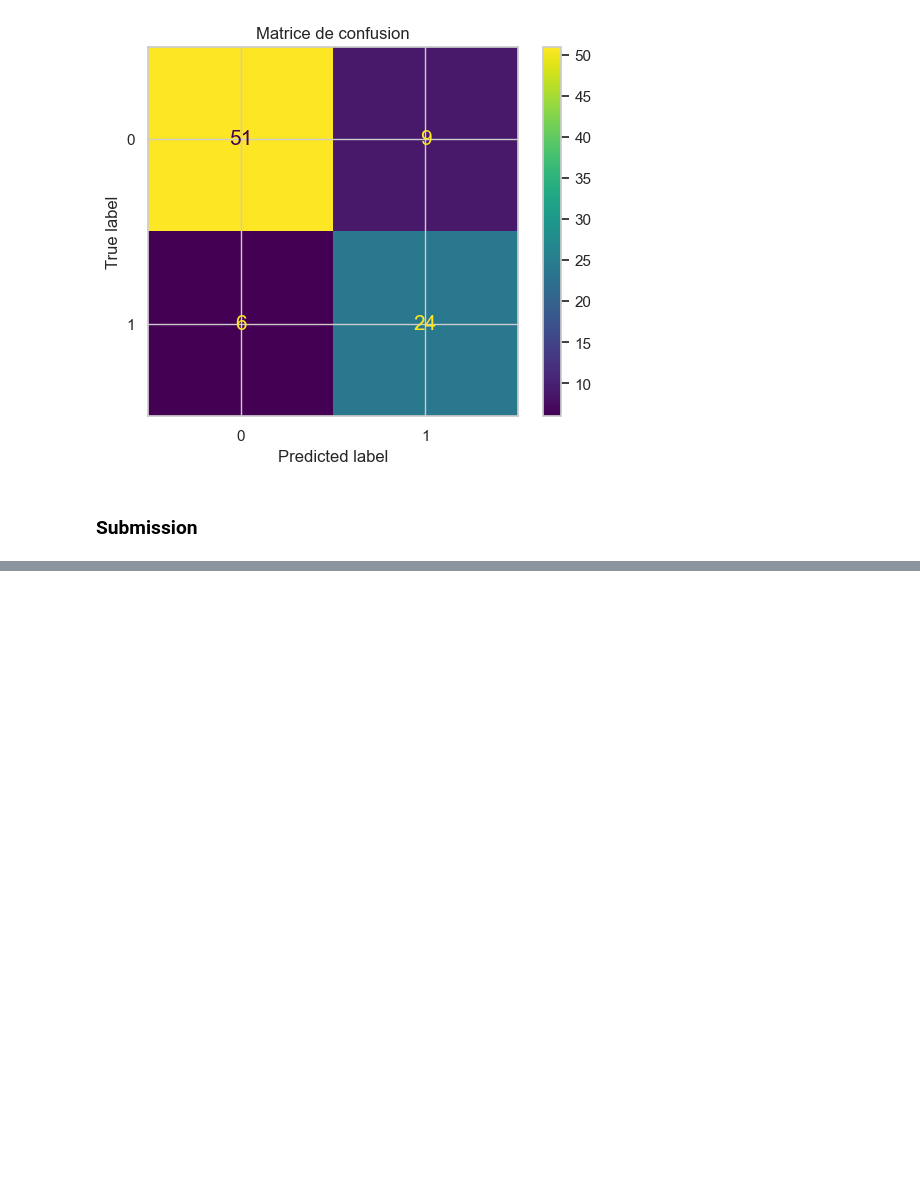
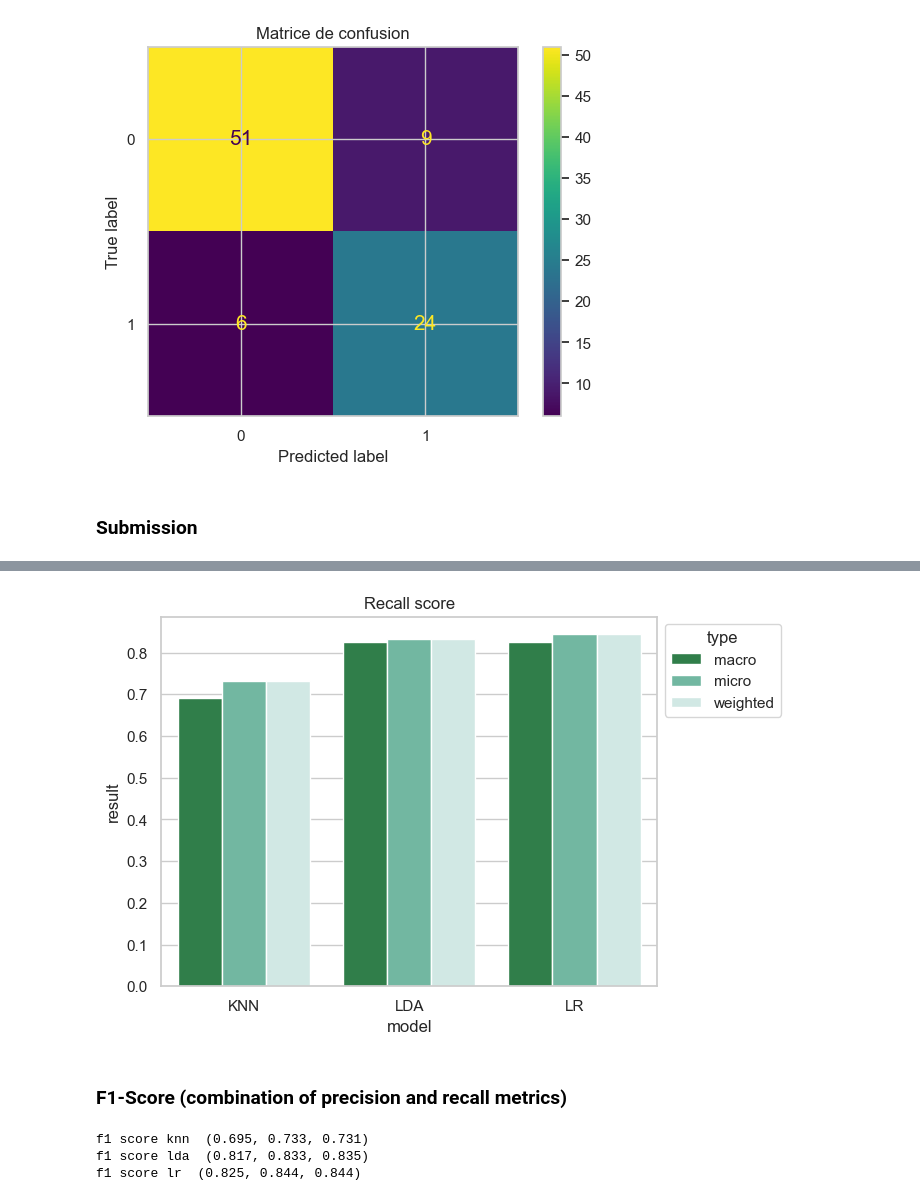
Before and after one commit to AdvancedGroupBootcamp/ai_marie_alex_moussa, a Jupyter notebook: MiniProject 3(Sample_Performance).ipynb, the cells around one changed output, grey strips where cells are left out. Cells and saved outputs as stored; diff of their text form; code cells hidden in the pictures; blank space fills up the shorter version.

```diff
--- a/MiniProject 3(Sample_Performance).ipynb
+++ b/MiniProject 3(Sample_Performance).ipynb
@@ -609,3 +387,0 @@ df_recall
-# %%
-label_2 = 'Recall score'
-get_plot(df_recall, label_2)
@@ -685,0 +617,6 @@ sns.barplot(x='Models', y=label_4, data=df_roc,  palette = 'BuGn_r');
+# %%
+ax = sns.barplot(hue = 'type', x='model', y='result', data=df_recall, palette = 'BuGn_r')
+ax.set(title=label_2)
+sns.move_legend(ax, "upper left", bbox_to_anchor=(1, 1))
+# %% [output]
+[figure, added]
@@ -685,0 +626,2 @@ sns.barplot(x='Models', y=label_4, data=df_roc,  palette = 'BuGn_r');
+# %% [markdown]
+### F1-Score (combination of precision and recall metrics)
@@ -685,0 +641,8 @@ sns.barplot(x='Models', y=label_4, data=df_roc,  palette = 'BuGn_r');
+# %%
+print('f1 score knn ', f1_score_knn)
+print('f1 score lda ', f1_score_lda)
+print('f1 score lr ', f1_score_lr)
+# %% [output]
+f1 score knn  (0.695, 0.733, 0.731)
+f1 score lda  (0.817, 0.833, 0.835)
+f1 score lr  (0.825, 0.844, 0.844)
```
Also changed, not shown: parts of 84 cells of this notebook, 1 other file.
